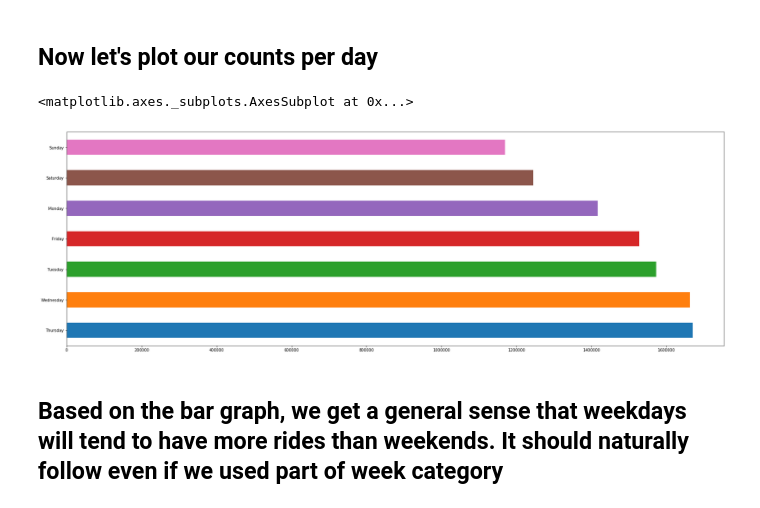
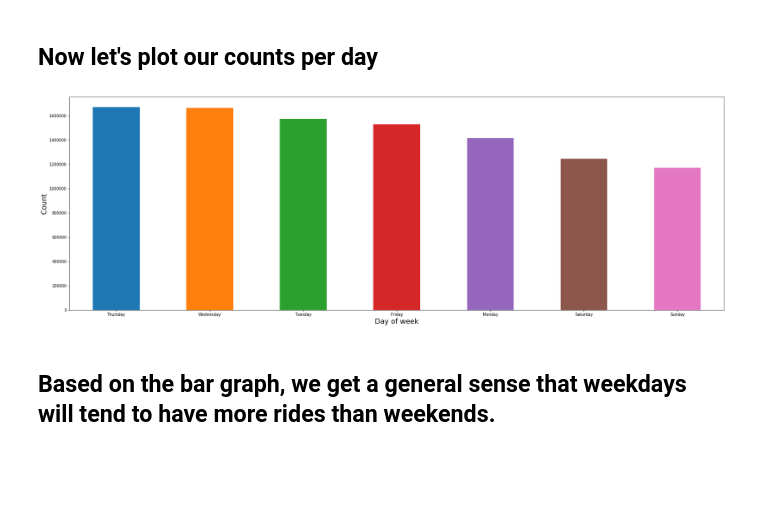
Before and after one commit to jinalklaulitz/PUI2018_msm796, a Jupyter notebook: HW4_msm796/Assignment2_msm796.ipynb, the cells around one changed output. Cells and saved outputs as stored; diff of their text form; code cells hidden in the pictures; blank space fills up the shorter version.

```diff
--- a/HW4_msm796/Assignment2_msm796.ipynb
+++ b/HW4_msm796/Assignment2_msm796.ipynb
@@ -248,9 +258,11 @@ complete_set3.head(5)
 ## Now let's plot our counts per day
 # %%
 plt.figure(figsize=(30,10))
-complete_set3.day_start.value_counts().plot(kind = 'barh')
+complete_set3.day_start.value_counts().plot(kind = 'bar',rot=0)
+plt.xlabel("Day of week",fontsize=18)
+plt.ylabel("Count",fontsize=18)
+plt.show()
 # %% [output]
-<matplotlib.axes._subplots.AxesSubplot at 0x...>
-[figure, old version]
+[figure, new version]
 # %% [markdown]
-## Based on the bar graph, we get a general sense that weekdays will tend to have more rides than weekends. It should naturally follow even if we used part of week category
+## Based on the bar graph, we get a general sense that weekdays will tend to have more rides than weekends.
```
Also changed, not shown: parts of 18 cells of this notebook.
